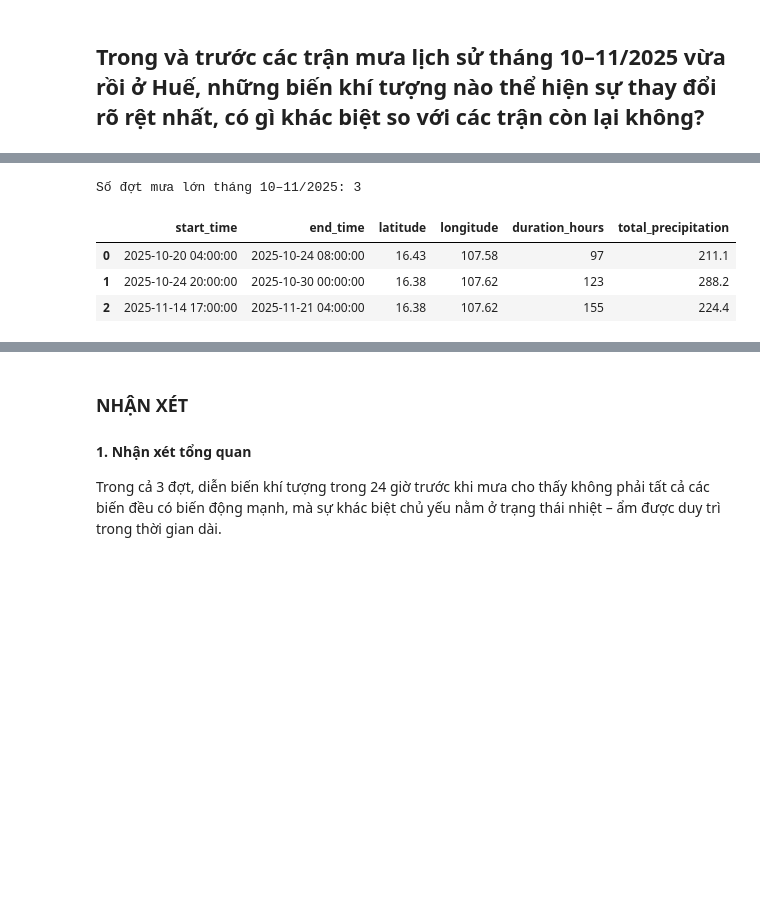
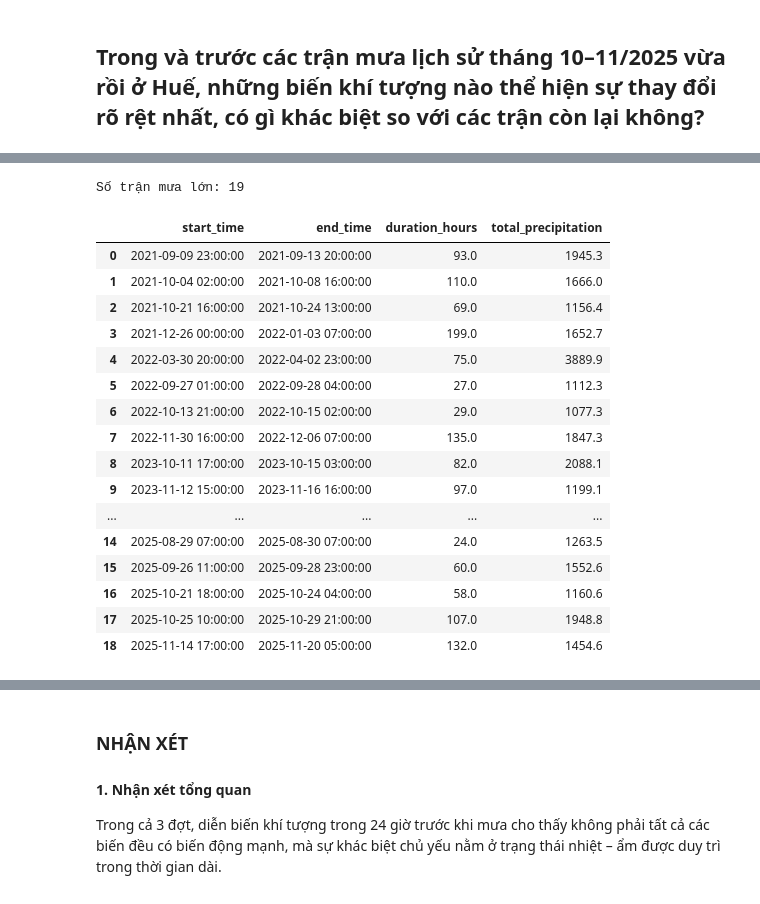
Before and after one commit to hvph-uyen/hcmc-weather-analysis-and-precipitation-modeling, a Jupyter notebook: 03_data_analysis/03_Q4_data_analysis.ipynb, the cells around one changed output, grey strips where cells are left out. Cells and saved outputs as stored; diff of their text form; code cells hidden in the pictures; blank space fills up the shorter version.

```diff
--- a/03_data_analysis/03_Q4_data_analysis.ipynb
+++ b/03_data_analysis/03_Q4_data_analysis.ipynb
@@ -9,11 +9,7 @@ from datetime import timedelta
 # Đọc dữ liệu
 file_path = Path("../data/processed/weather_processed.csv").resolve()
 df = pd.read_csv(file_path)
-
-# Chuẩn hóa
 df['datetime'] = pd.to_datetime(df['datetime'])
-df = df.sort_values(['latitude', 'longitude', 'datetime']).reset_index(drop=True)
-
 print("Tổng số dòng:", len(df))
 df.head()
 # %% [output]
@@ -113,30 +59,28 @@ Số trận mưa lớn: 84
 # %%
 # Lọc ra các đợt mưa lớn trong tháng 10, 11 năm 2025
-target_events = events_df[
-    (events_df['start_time'].dt.year == 2025) &
-    (events_df['start_time'].dt.month.isin([10, 11]))
-].reset_index(drop=True)
+events_df = detect_rain_events(df)
 
-merged_events = (
-    target_events
-    .groupby(['start_time', 'end_time'], as_index=False)
-    .agg(
-        latitude=('latitude', 'first'),
-        longitude=('longitude', 'first'),
-        duration_hours=('duration_hours', 'first'),
-        total_precipitation=('total_precipitation', 'first')
-    )
-    .sort_values('start_time')
-    .reset_index(drop=True)
-)
+events_df = events_df[events_df['total_precipitation'] >= 1000]
+events_df = events_df.sort_values('start_time').reset_index(drop=True)
 
-target_events = merged_events
-
-print("Số đợt mưa lớn tháng 10–11/2025:", len(target_events))
-target_events
+print("Số trận mưa lớn:", len(events_df))
+events_df
 # %% [output]
-Số đợt mưa lớn tháng 10–11/2025: 3
+Số trận mưa lớn: 19
-|  | start_time | end_time | latitude | longitude | duration_hours | total_precipitation |
-| 0 | 2025-10-20 04:00:00 | 2025-10-24 08:00:00 | 16.43 | 107.58 | 97 | 211.1 |
-| 1 | 2025-10-24 20:00:00 | 2025-10-30 00:00:00 | 16.38 | 107.62 | 123 | 288.2 |
-| 2 | 2025-11-14 17:00:00 | 2025-11-21 04:00:00 | 16.38 | 107.62 | 155 | 224.4 |
+|  | start_time | end_time | duration_hours | total_precipitation |
+| 0 | 2021-09-09 23:00:00 | 2021-09-13 20:00:00 | 93.0 | 1945.3 |
+| 1 | 2021-10-04 02:00:00 | 2021-10-08 16:00:00 | 110.0 | 1666.0 |
+| 2 | 2021-10-21 16:00:00 | 2021-10-24 13:00:00 | 69.0 | 1156.4 |
+| 3 | 2021-12-26 00:00:00 | 2022-01-03 07:00:00 | 199.0 | 1652.7 |
+| 4 | 2022-03-30 20:00:00 | 2022-04-02 23:00:00 | 75.0 | 3889.9 |
+| 5 | 2022-09-27 01:00:00 | 2022-09-28 04:00:00 | 27.0 | 1112.3 |
+| 6 | 2022-10-13 21:00:00 | 2022-10-15 02:00:00 | 29.0 | 1077.3 |
+| 7 | 2022-11-30 16:00:00 | 2022-12-06 07:00:00 | 135.0 | 1847.3 |
+| 8 | 2023-10-11 17:00:00 | 2023-10-15 03:00:00 | 82.0 | 2088.1 |
+| 9 | 2023-11-12 15:00:00 | 2023-11-16 16:00:00 | 97.0 | 1199.1 |
+| ... | ... | ... | ... | ... |
+| 14 | 2025-08-29 07:00:00 | 2025-08-30 07:00:00 | 24.0 | 1263.5 |
+| 15 | 2025-09-26 11:00:00 | 2025-09-28 23:00:00 | 60.0 | 1552.6 |
+| 16 | 2025-10-21 18:00:00 | 2025-10-24 04:00:00 | 58.0 | 1160.6 |
+| 17 | 2025-10-25 10:00:00 | 2025-10-29 21:00:00 | 107.0 | 1948.8 |
+| 18 | 2025-11-14 17:00:00 | 2025-11-20 05:00:00 | 132.0 | 1454.6 |
```
Also changed, not shown: parts of 6 cells of this notebook.
